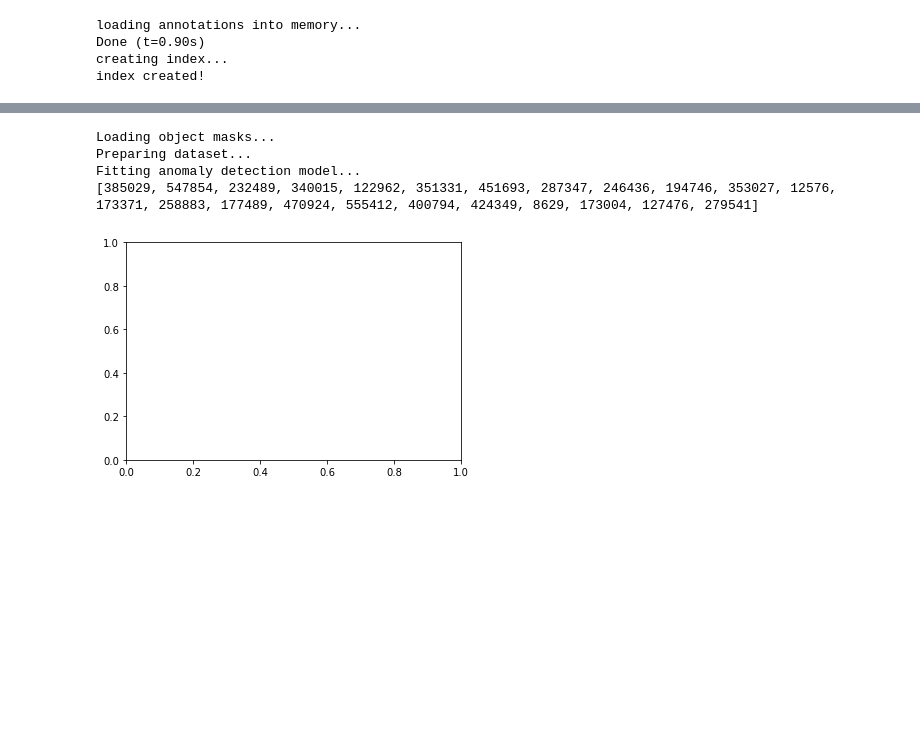
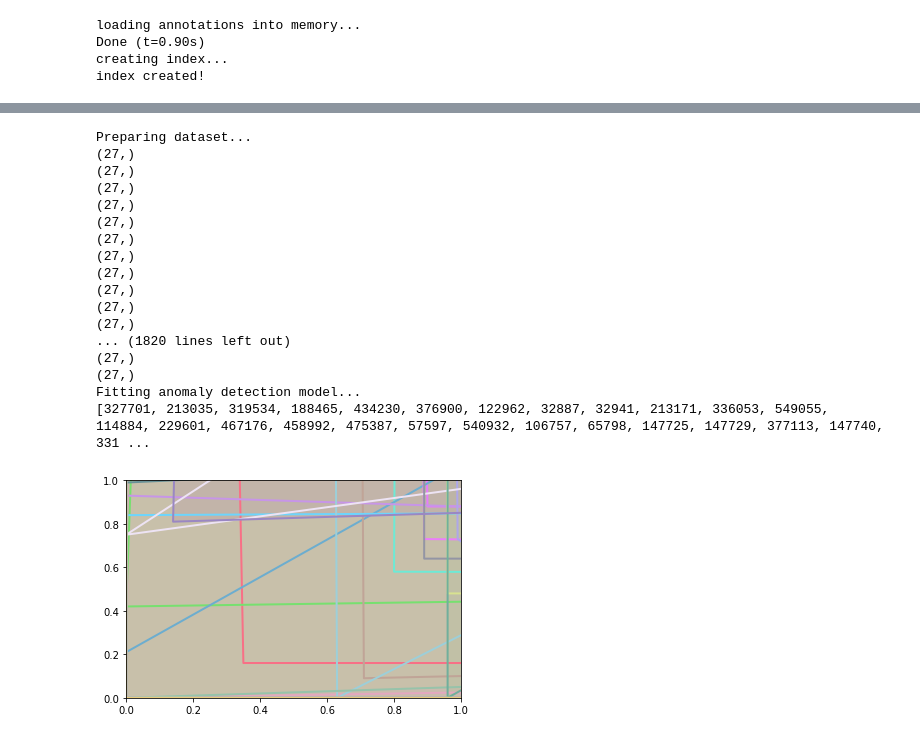
Before and after one commit to Recycleye/viz_eda, a Jupyter notebook: anomaly.ipynb, the cells around one changed output, grey strips where cells are left out. Cells and saved outputs as stored; diff of their text form; code cells hidden in the pictures; blank space fills up the shorter version.

```diff
--- a/anomaly.ipynb
+++ b/anomaly.ipynb
@@ -71,11 +91,12 @@ def getSegmentedMasks(filterClasses):
 def imageHist(image, bins=(4, 6, 3)):
     valid_pix = np.float32(image.reshape(-1, 3))
     valid_pix = valid_pix[np.all(valid_pix != 0, axis=1), :]
-    # compute a 3D color histogram over the image and normalize it
-    hist = cv2.calcHist(valid_pix, [0, 1, 2], None, bins, [0, 180, 0, 256, 0, 256])
-    hist = cv2.normalize(hist, hist).flatten()
-    # return the histogram
-    return hist
+    if valid_pix.shape[0] > 0:
+        # compute a 3D color histogram over the image and normalize it
+        hist = cv2.calcHist(valid_pix, [0, 1, 2], None, bins, [0, 180, 0, 256, 0, 256])
+        hist = cv2.normalize(hist, hist).flatten()
+        # return the histogram
+        return hist
 
 
 def loadHistograms(images, bins):
@@ -84,8 +105,7 @@ def loadHistograms(images, bins):
         img_float32 = np.float32(image)
         image = cv2.cvtColor(img_float32, cv2.COLOR_RGB2HSV)
         features = imageHist(image, bins)
-        data.append(features)
+        if features is not None:
+            data.append(features)
+            print(features.shape)
     return np.array(data)
-# %%
-print("Loading object masks...")
-segmented_masks = getSegmentedMasks(["pizza"])
@@ -135,7 +146,7 @@ Fitting anomaly detection model...
 # %%
 def getOutliers(filterClasses, nn=20, contamination=0.1):
-    print("Loading object masks...")
-    segmented_masks = getSegmentedMasks(filterClasses)
+#     print("Loading object masks...")
+#     segmented_masks = getSegmentedMasks(filterClasses)
 
     print("Preparing dataset...")
     train_features = loadHistograms(segmented_masks, bins=(3, 3, 3))
@@ -143,39 +154,51 @@ def getOutliers(filterClasses, nn=20, contamination=0.1):
 
     print("Fitting anomaly detection model...")
     results = pd.DataFrame()
-
     results['lof'] = lof.fit_predict(train_features)
     results['negative_outlier_factor'] = lof.negative_outlier_factor_
     outliers = results[results['lof'] == -1]
     return results
 
 
 def getOutlyingImgs(filterClasses, preds):
     catIds = cocoData.getCatIds(catNms=filterClasses)
     imgIds = cocoData.getImgIds(catIds=catIds)
     annIds = cocoData.getAnnIds(imgIds=imgIds, catIds=catIds, iscrowd=0)
     anns = cocoData.loadAnns(annIds)
     cocoData.showAnns(anns)
 
     outlying_objs_anns = []
     for annId, pred in zip(annIds, preds):
         if pred == -1:
             outlying_objs_anns.append(annId)
 
     imgs_with_outliers = []
     for img in imgIds:
         img_anns = set(cocoData.getAnnIds(imgIds=[img]))
         outlying_anns = set(outlying_objs_anns)
         if len(img_anns.intersection(outlying_anns)) > 0:
             imgs_with_outliers.append(img)
     return imgs_with_outliers
 
-preds_df = getOutliers(["pizza"])
-outlier_imgIds = getOutlyingImgs(["pizza"], preds_df['lof'])
+preds_df = getOutliers(["person"])
+outlier_imgIds = getOutlyingImgs(["person"], preds_df['lof'])
 print(outlier_imgIds)
 # %% [output]
-Loading object masks...
 Preparing dataset...
+(27,)
+(27,)
+(27,)
+(27,)
+(27,)
+(27,)
+(27,)
+(27,)
+(27,)
+(27,)
+(27,)
+... (1820 lines left out)
+(27,)
+(27,)
 Fitting anomaly detection model...
-[385029, 547854, 232489, 340015, 122962, 351331, 451693, 287347, 246436, 194746, 353027, 12576, 173371, 258883, 177489, 470924, 555412, 400794, 424349, 8629, 173004, 127476, 279541]
+[327701, 213035, 319534, 188465, 434230, 376900, 122962, 32887, 32941, 213171, 336053, 549055, 114884, 229601, 467176, 458992, 475387, 57597, 540932, 106757, 65798, 147725, 147729, 377113, 147740, 331 ...
-[figure, old version]
+[figure, new version]
```
Also changed, not shown: parts of 4 cells of this notebook, 4 other files.
